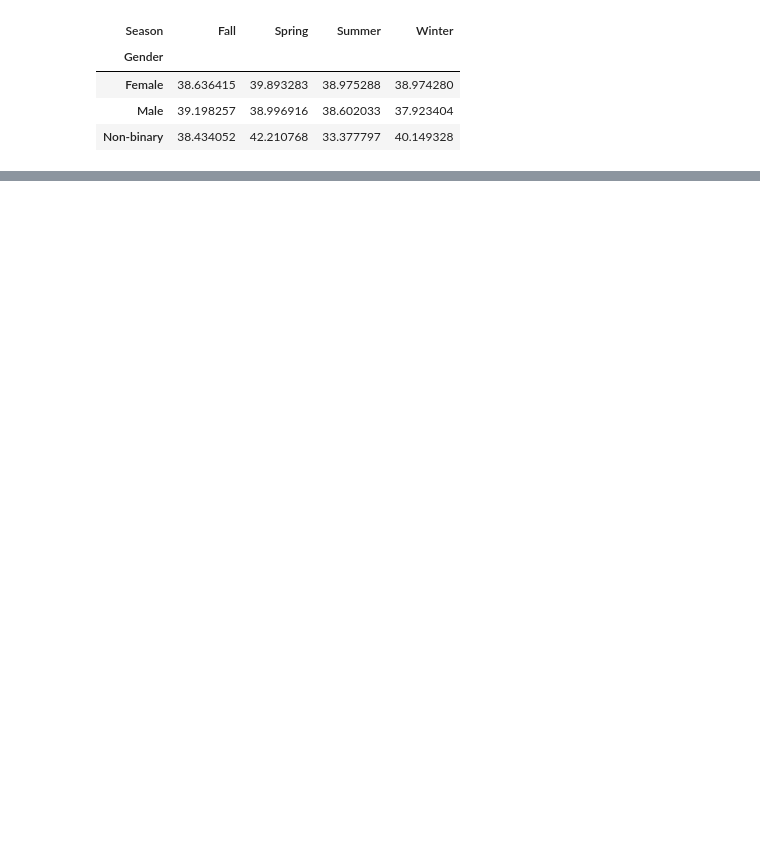
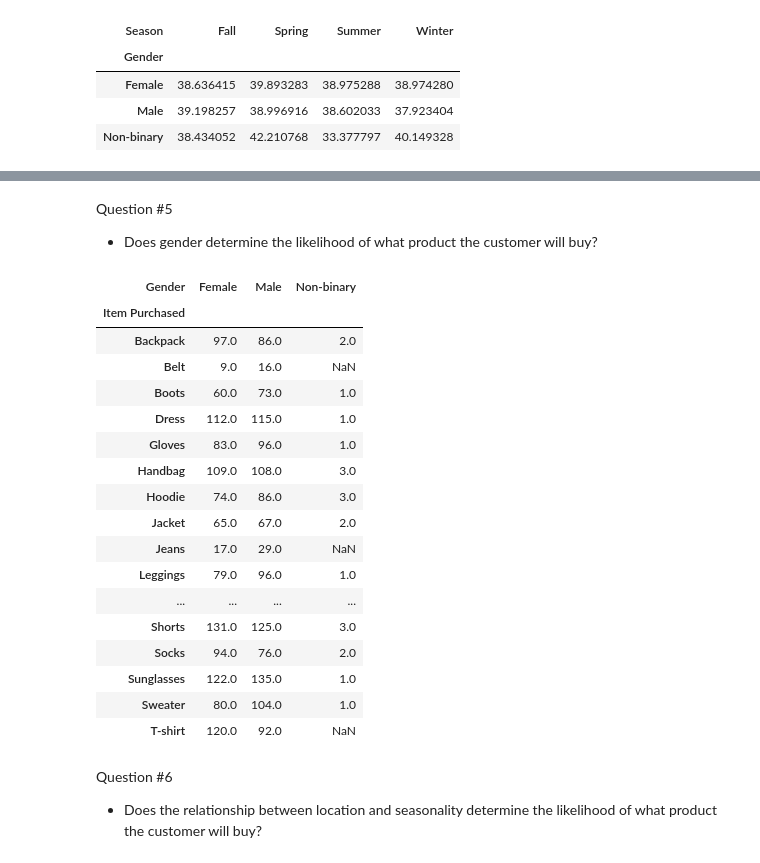
Before and after one commit to AmiJoba22/ShoppingCart_Datapipe, a Jupyter notebook: exploration.ipynb, the cells around one changed output, grey strips where cells are left out. Cells and saved outputs as stored; diff of their text form; code cells hidden in the pictures; blank space fills up the shorter version.

```diff
--- a/exploration.ipynb
+++ b/exploration.ipynb
@@ -49,0 +184,27 @@ shopping_data.pivot_table(values= 'Purchase Amount (USD)', index='Color', column
+# %% [markdown]
+Question #5
+- Does gender determine the likelihood of what product the customer will buy?
+# %%
+shopping_data.pivot_table(columns="Gender",  values="Purchase Amount (USD)", index="Item Purchased", aggfunc='count')
+# %% [output]
+| Gender | Female | Male | Non-binary |
+| Item Purchased |  |  |  |
+| Backpack | 97.0 | 86.0 | 2.0 |
+| Belt | 9.0 | 16.0 | NaN |
+| Boots | 60.0 | 73.0 | 1.0 |
+| Dress | 112.0 | 115.0 | 1.0 |
+| Gloves | 83.0 | 96.0 | 1.0 |
+| Handbag | 109.0 | 108.0 | 3.0 |
+| Hoodie | 74.0 | 86.0 | 3.0 |
+| Jacket | 65.0 | 67.0 | 2.0 |
+| Jeans | 17.0 | 29.0 | NaN |
+| Leggings | 79.0 | 96.0 | 1.0 |
+| ... | ... | ... | ... |
+| Shorts | 131.0 | 125.0 | 3.0 |
+| Socks | 94.0 | 76.0 | 2.0 |
+| Sunglasses | 122.0 | 135.0 | 1.0 |
+| Sweater | 80.0 | 104.0 | 1.0 |
+| T-shirt | 120.0 | 92.0 | NaN |
+# %% [markdown]
+Question #6
+-  Does the relationship between location and seasonality determine the likelihood of what product the customer will buy?
```
Also changed, not shown: parts of 29 cells of this notebook.
